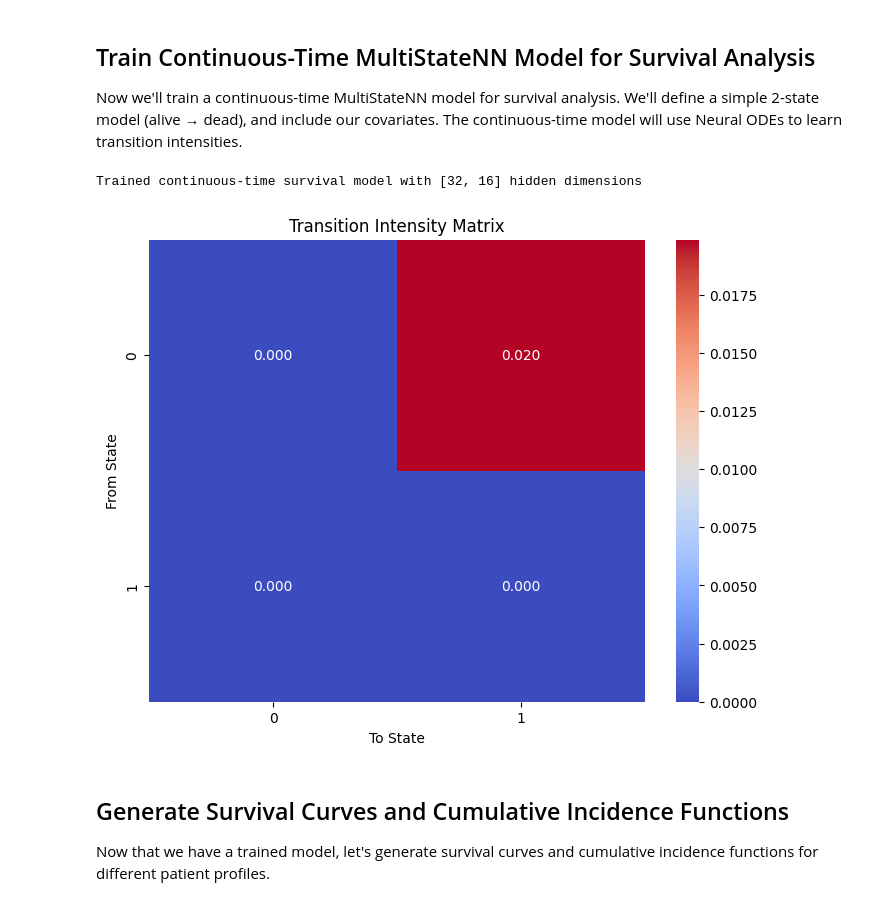
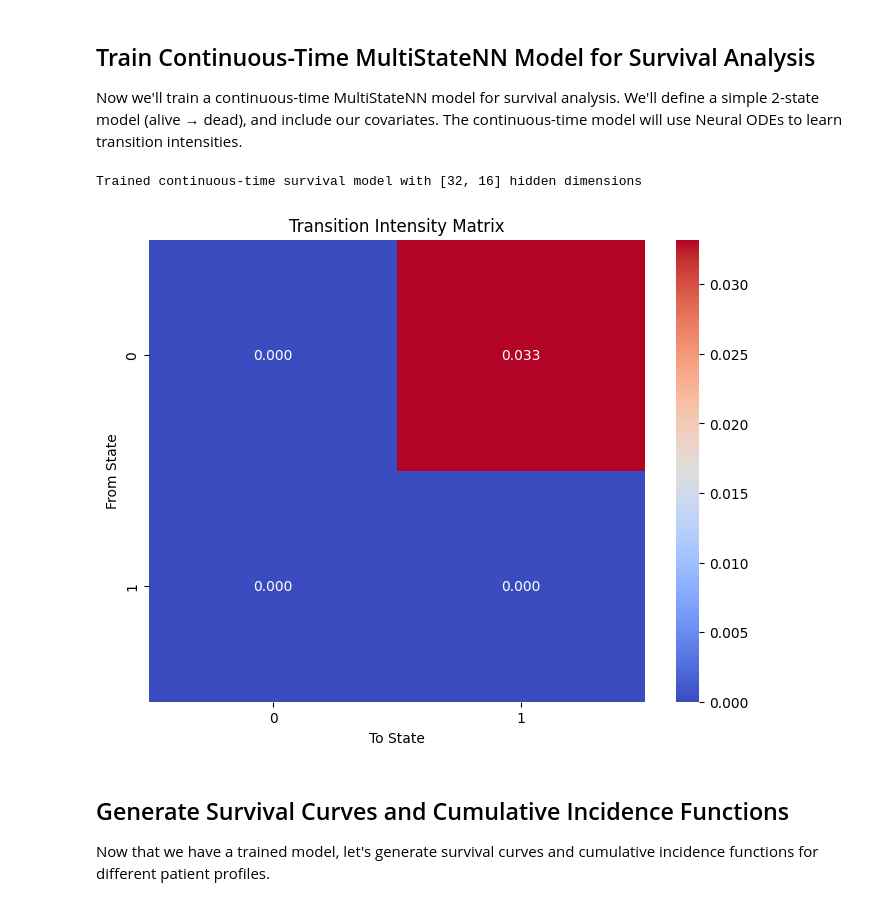
Before and after one commit to denizakdemir/multistate_nn, a Jupyter notebook: examples/survival_analysis_with_censoring.ipynb, the cells around one changed output. Saved outputs shown, nothing was run; the diff lists cells and outputs as text; code cells hidden in the pictures.

```diff
--- a/examples/survival_analysis_with_censoring.ipynb
+++ b/examples/survival_analysis_with_censoring.ipynb
@@ -534,7 +536,7 @@ model_config = ModelConfig(
 # Define training configuration
 train_config = TrainConfig(
     batch_size=64,
-    epochs=5,
+    epochs=20,
     learning_rate=0.01
 )
 
@@ -542,34 +544,34 @@ train_config = TrainConfig(
 survival_model = fit(
     df=multistate_data,
     covariates=['age_std', 'treatment', 'biomarker'],
     model_config=model_config,
     train_config=train_config,
     time_start_col='time_start',  # Specify time interval columns
     time_end_col='time_end'       # Specify time interval columns
 )
 
 # Print model summary
 print(f"Trained continuous-time survival model with {model_config.hidden_dims} hidden dimensions")
 
 # Visualize the intensity matrix for a sample patient
 sample_patient = torch.tensor([[0.0, 0.5, 0.0]], dtype=torch.float32)  # Average patient
 plt.figure(figsize=(8, 6))
 # Calculate intensity matrix
 A = survival_model.intensity_matrix(sample_patient).detach().numpy()[0]
 
 # For better visualization, replace diagonal elements with zero
 for i in range(A.shape[0]):
     A[i, i] = 0
 
 # Create heatmap
 sns.heatmap(A, cmap='coolwarm', annot=True, fmt=".3f")
 plt.title("Transition Intensity Matrix")
 plt.xlabel("To State")
 plt.ylabel("From State")
 plt.show()
 # %% [output]
 Trained continuous-time survival model with [32, 16] hidden dimensions
-[figure, old version]
+[figure, new version]
 # %% [markdown]
 ## Generate Survival Curves and Cumulative Incidence Functions
 
```
Also changed, not shown: parts of 5 cells of this notebook, 12 other files.
